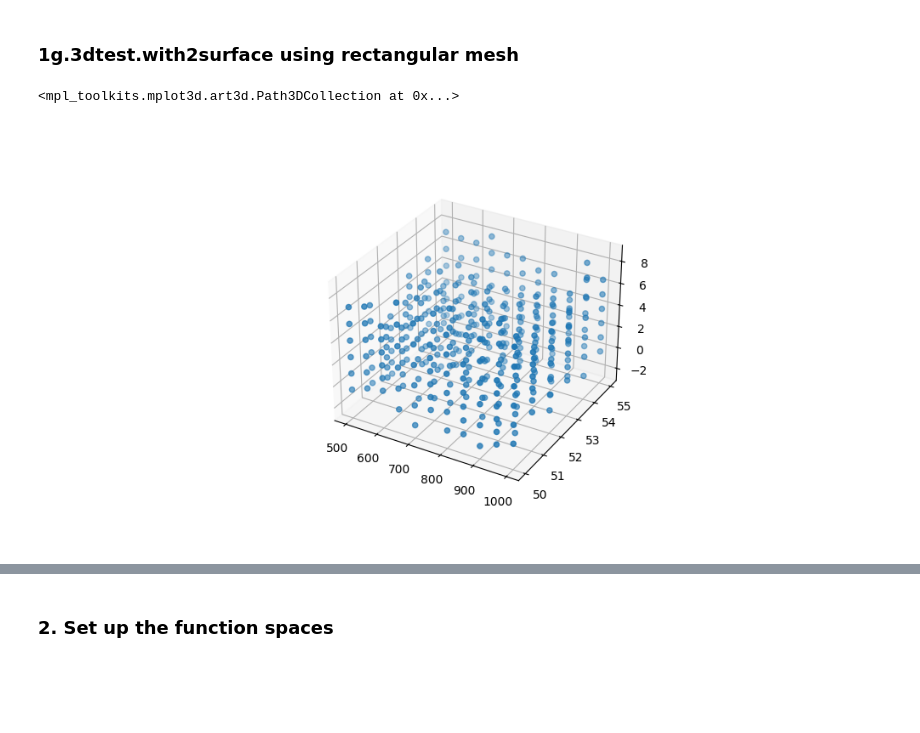
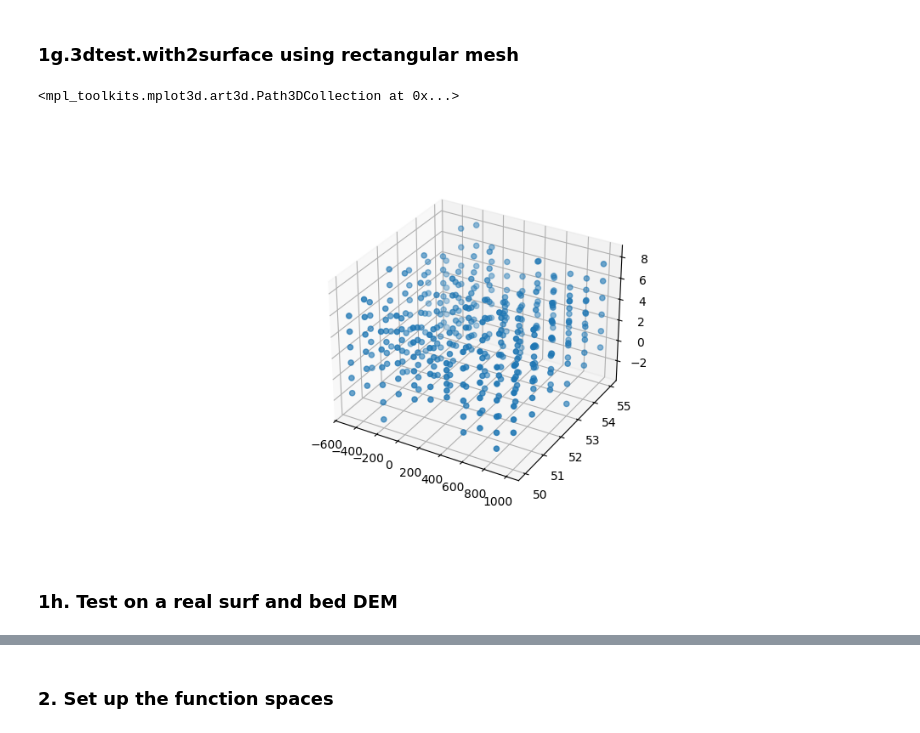
Before and after one commit to johnmorganmanos/AH_temp_paper, a Jupyter notebook: Processing_notebooks/3d_testing.ipynb, the cells around one changed output, grey strips where cells are left out. Drawn from its saved outputs; the diff is of its cells as text; code cells hidden in the pictures; blank space fills up the shorter version.

Commit message:
New work with including real DEMs.

```diff
--- a/Processing_notebooks/3d_testing.ipynb
+++ b/Processing_notebooks/3d_testing.ipynb
@@ -442,7 +442,7 @@ ny = 5
 Lx = 1000.0 # x extent, get this from the DEM
 Ly = 55.0 # y extent, get this from the DEM
 
-origin_x = 500. # origin (lower left corner) in x, get this from the DEM
+origin_x = -500. # origin (lower left corner) in x, get this from the DEM
 origin_y = 50. # origin (lower left corner) in y, get this from the DEM
 
 base_mesh = RectangleMesh(nx,ny, Lx, Ly, originX=origin_x, originY=origin_y)
@@ -464,31 +464,33 @@ extruded_space = FunctionSpace(unit_extruded_mesh,
                                 TensorProductElement(base_fs.ufl_element(),
                                                     extruded_element))
 
 ## Extrude the bed and surface
 extruded_bed = Function(extruded_space)
 extruded_bed.dat.data_wo[:] = bed.flatten()
 
 extruded_surface = Function(extruded_space)
 extruded_surface.dat.data_wo[:] = surface.flatten()
 
 # Build a new coordinate field by change of coordinates.
 x, y, z = SpatialCoordinate(unit_extruded_mesh)
 new_coordinates = assemble(
     interpolate(
         as_vector([x, y, extruded_bed + z * (1-extruded_bed) + z * extruded_surface]),
         unit_extruded_mesh.coordinates.function_space()
     )
 )
 
 
 # Finally build the mesh you are actually after.
 mesh = Mesh(new_coordinates)
 
 
 ## Plot using scatter since we can't plot Tensor product using triplot
 ax = plt.figure(figsize=[10,5]).add_subplot(projection='3d')
 
 ax.scatter(mesh.coordinates.dat.data_ro[:,0], mesh.coordinates.dat.data_ro[:,1], mesh.coordinates.dat.data_ro[:,2])
 # %% [output]
 <mpl_toolkits.mplot3d.art3d.Path3DCollection at 0x...>
-[figure, old version]
+[figure, new version]
+# %% [markdown]
+### 1h. Test on a real surf and bed DEM
```
Also changed, not shown: parts of 11 cells of this notebook.
